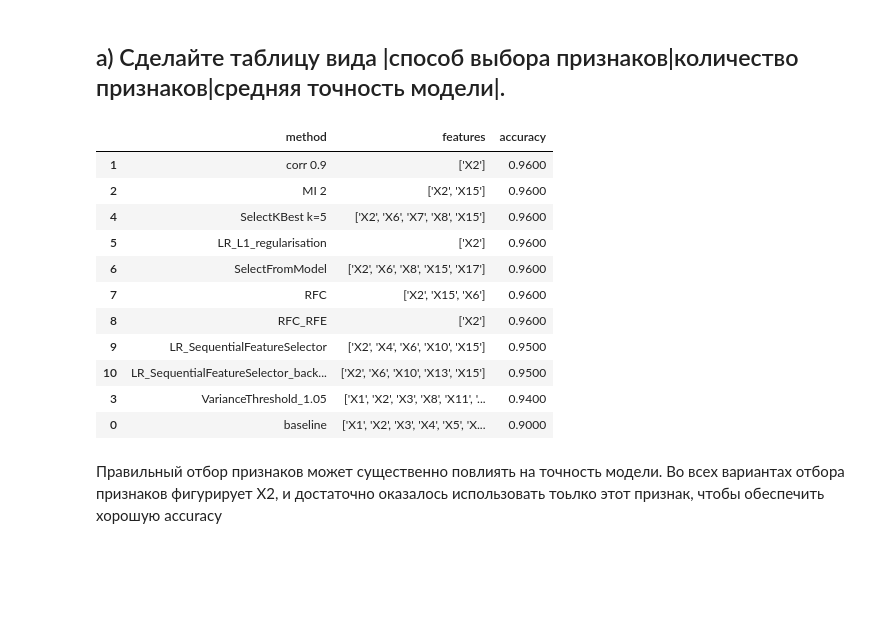
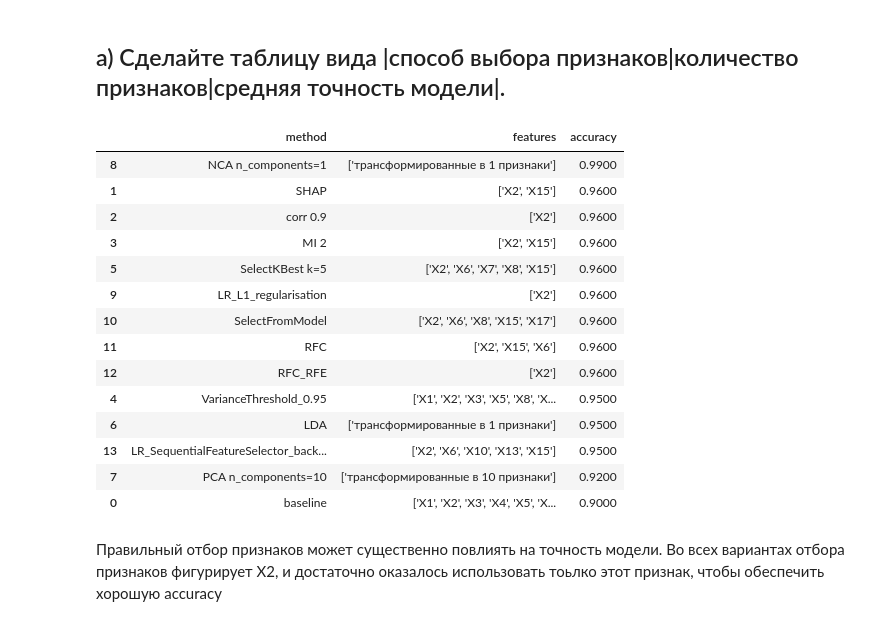
Before and after one commit to solobala/FEML23, a Jupyter notebook: FEML27_DZ9_1.ipynb, the cells around one changed output. Saved outputs shown, nothing was run; the diff lists cells and outputs as text; code cells hidden in the pictures; blank space fills up the shorter version.

```diff
--- a/FEML27_DZ9_1.ipynb
+++ b/FEML27_DZ9_1.ipynb
@@ -323,0 +420,9 @@ df_results.sort_values(by='accuracy', ascending=False)
+# %%
+X_train, X_test, y_train, y_test = train_test_split(X, y, test_size=0.2, random_state=random_seed)
+lda = LinearDiscriminantAnalysis(n_components=1)
+lda.fit(X_train, y_train)
+X_lda = lda.transform(X)
+a = get_learn(X_lda,y, random_seed=random_seed, model=LogisticRegression())
+method = 'LDA'
+features=['трансформированные в 1 признаки']
+df_results.loc[len(df_results.index)] = [method, features,  a]
@@ -323,0 +442,15 @@ df_results.sort_values(by='accuracy', ascending=False)
+# %%
+a_base=0.9
+for i in range(1,21):
+
+  pca = PCA(n_components=i, random_state=random_seed)
+  pca.fit(X_train, y_train)
+  X_pca = pca.transform(X)
+  a = get_learn(X_pca,y, random_seed=random_seed, model=LogisticRegression())
+  if a > a_base:
+    a_base = a
+    a_opt=a
+    print(pca.explained_variance_ratio_)
+    method = f'PCA n_components={i}'
+    features=[f'трансформированные в {i} признаки']
+df_results.loc[len(df_results.index)] = [method, features,  a_opt]
@@ -323,0 +476,14 @@ df_results.sort_values(by='accuracy', ascending=False)
+# %%
+a_base=0.9
+for i in range(1,21):
+  nca = NeighborhoodComponentsAnalysis(n_components=i, random_state=random_seed)
+  nca.fit(X_train, y_train)
+  X_nca = nca.transform(X)
+  a = get_learn(X_nca,y, random_seed=random_seed, model=LogisticRegression())
+  if a > a_base:
+    a_base = a
+    a_opt = a
+    # print(nca.explained_variance_ratio_)
+    method = f'NCA n_components={i}'
+    features=[f'трансформированные в {i} признаки']
+df_results.loc[len(df_results.index)] = [method, features,  a_opt]
@@ -473,23 +660,26 @@ df_results.loc[len(df_results.index)] = [method, features,  a]
 # %% [markdown]
 ## a) Сделайте таблицу вида |способ выбора признаков|количество признаков|средняя точность модели|.
 # %%
-df_results.head(25).sort_values(by=['accuracy'], ascending=False).style\
+df_results.sort_values(by=['accuracy'], ascending=False).style\
          .format(precision=4, subset=['accuracy']) \
          .highlight_null(null_color='lightgrey') \
  .highlight_max(color='yellowgreen', subset=[ 'accuracy']) \
  .highlight_min(color='coral', subset=[ 'accuracy'])
 # %% [output]
 |  | method | features | accuracy |
-| 1 | corr 0.9 | ['X2'] | 0.9600 |
-| 2 | MI 2 | ['X2', 'X15'] | 0.9600 |
-| 4 | SelectKBest k=5 | ['X2', 'X6', 'X7', 'X8', 'X15'] | 0.9600 |
-| 5 | LR_L1_regularisation | ['X2'] | 0.9600 |
-| 6 | SelectFromModel | ['X2', 'X6', 'X8', 'X15', 'X17'] | 0.9600 |
-| 7 | RFC | ['X2', 'X15', 'X6'] | 0.9600 |
-| 8 | RFC_RFE | ['X2'] | 0.9600 |
-| 9 | LR_SequentialFeatureSelector | ['X2', 'X4', 'X6', 'X10', 'X15'] | 0.9500 |
-| 10 | LR_SequentialFeatureSelector_back... | ['X2', 'X6', 'X10', 'X13', 'X15'] | 0.9500 |
-| 3 | VarianceThreshold_1.05 | ['X1', 'X2', 'X3', 'X8', 'X11', '... | 0.9400 |
+| 8 | NCA n_components=1 | ['трансформированные в 1 признаки'] | 0.9900 |
+| 1 | SHAP | ['X2', 'X15'] | 0.9600 |
+| 2 | corr 0.9 | ['X2'] | 0.9600 |
+| 3 | MI 2 | ['X2', 'X15'] | 0.9600 |
+| 5 | SelectKBest k=5 | ['X2', 'X6', 'X7', 'X8', 'X15'] | 0.9600 |
+| 9 | LR_L1_regularisation | ['X2'] | 0.9600 |
+| 10 | SelectFromModel | ['X2', 'X6', 'X8', 'X15', 'X17'] | 0.9600 |
+| 11 | RFC | ['X2', 'X15', 'X6'] | 0.9600 |
+| 12 | RFC_RFE | ['X2'] | 0.9600 |
+| 4 | VarianceThreshold_0.95 | ['X1', 'X2', 'X3', 'X5', 'X8', 'X... | 0.9500 |
+| 6 | LDA | ['трансформированные в 1 признаки'] | 0.9500 |
+| 13 | LR_SequentialFeatureSelector_back... | ['X2', 'X6', 'X10', 'X13', 'X15'] | 0.9500 |
+| 7 | PCA n_components=10 | ['трансформированные в 10 признаки'] | 0.9200 |
 | 0 | baseline | ['X1', 'X2', 'X3', 'X4', 'X5', 'X... | 0.9000 |
 # %% [markdown]
 Правильный отбор признаков может существенно повлиять на точность модели. Во всех вариантах отбора признаков фигурирует X2, и достаточно оказалось использовать тоьлко этот признак, чтобы обеспечить хорошую accuracy
```
Also changed, not shown: parts of 33 cells of this notebook.
